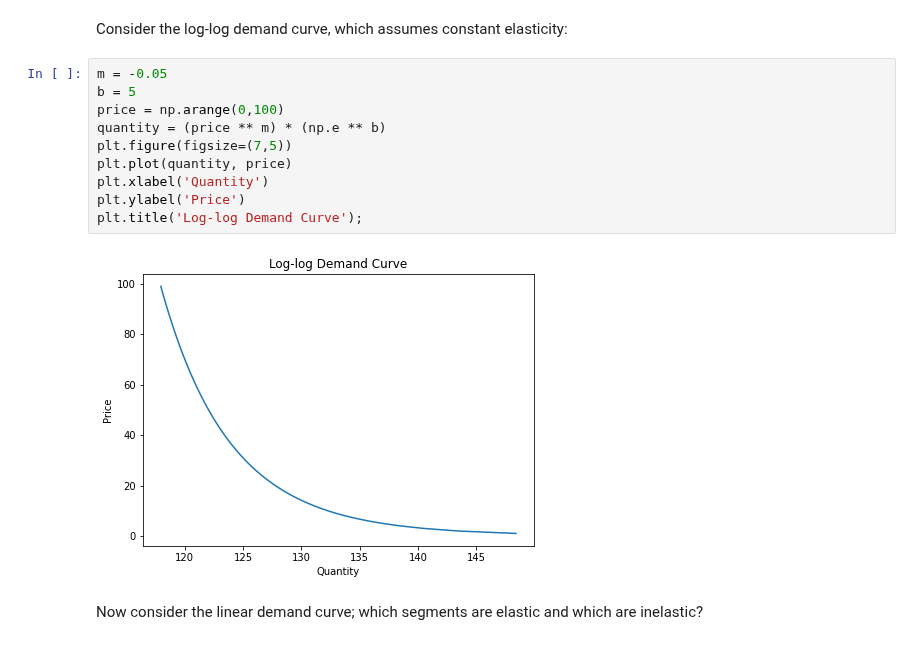
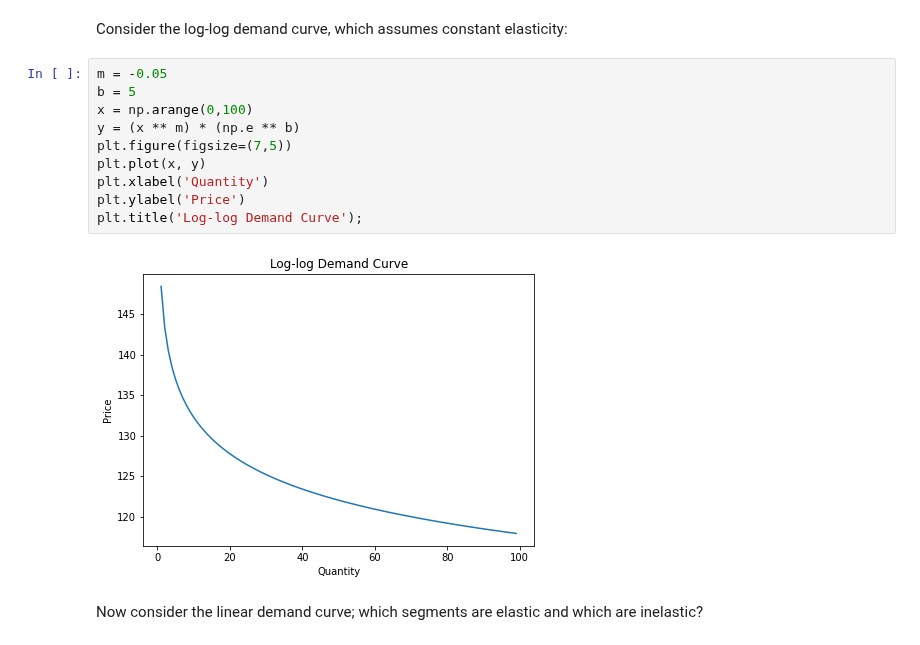
Before and after one commit to data-88e/sp22-student, a Jupyter notebook: lec/lec02/slides-pt2.ipynb, the cells around one changed output. Drawn from its saved outputs; the diff is of its cells as text.

```diff
--- a/lec/lec02/slides-pt2.ipynb
+++ b/lec/lec02/slides-pt2.ipynb
@@ -354,15 +354,15 @@ Consider the log-log demand curve, which assumes constant elasticity:
 # %%
 m = -0.05
 b = 5
-price = np.arange(0,100)
-quantity = (price ** m) * (np.e ** b)
+x = np.arange(0,100)
+y = (x ** m) * (np.e ** b)
 plt.figure(figsize=(7,5))
-plt.plot(quantity, price)
+plt.plot(x, y)
 plt.xlabel('Quantity')
 plt.ylabel('Price')
 plt.title('Log-log Demand Curve');
 # %% [output]
-[figure, old version]
+[figure, new version]
 # %% [markdown]
 Now consider the linear demand curve; which segments are elastic and which are inelastic?
 # %%
```
Also changed, not shown: parts of 11 cells of this notebook.
